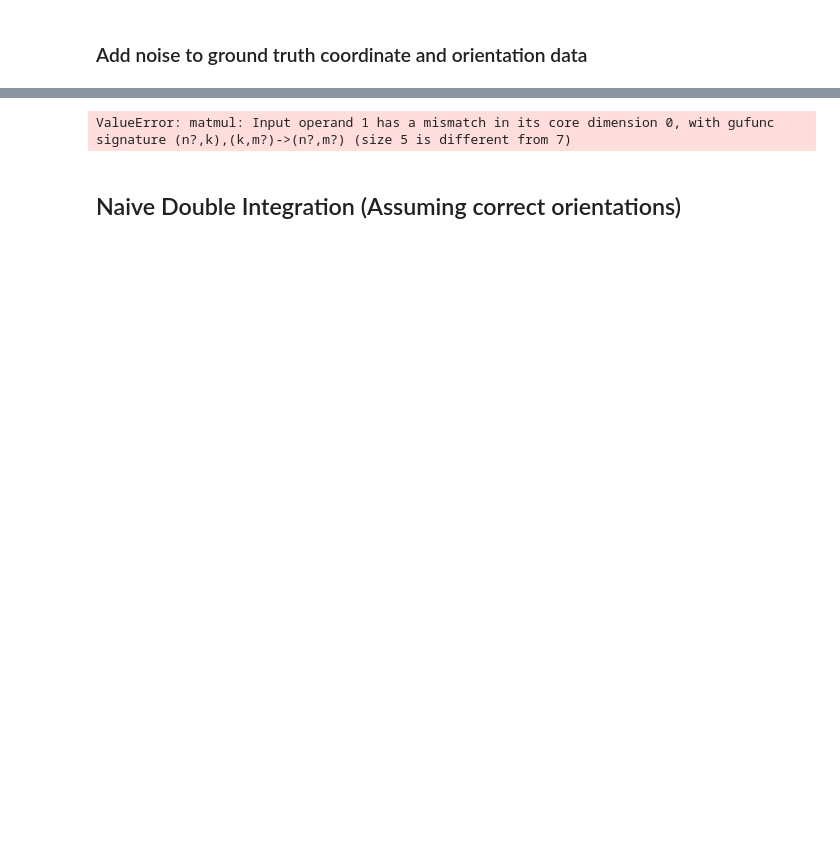
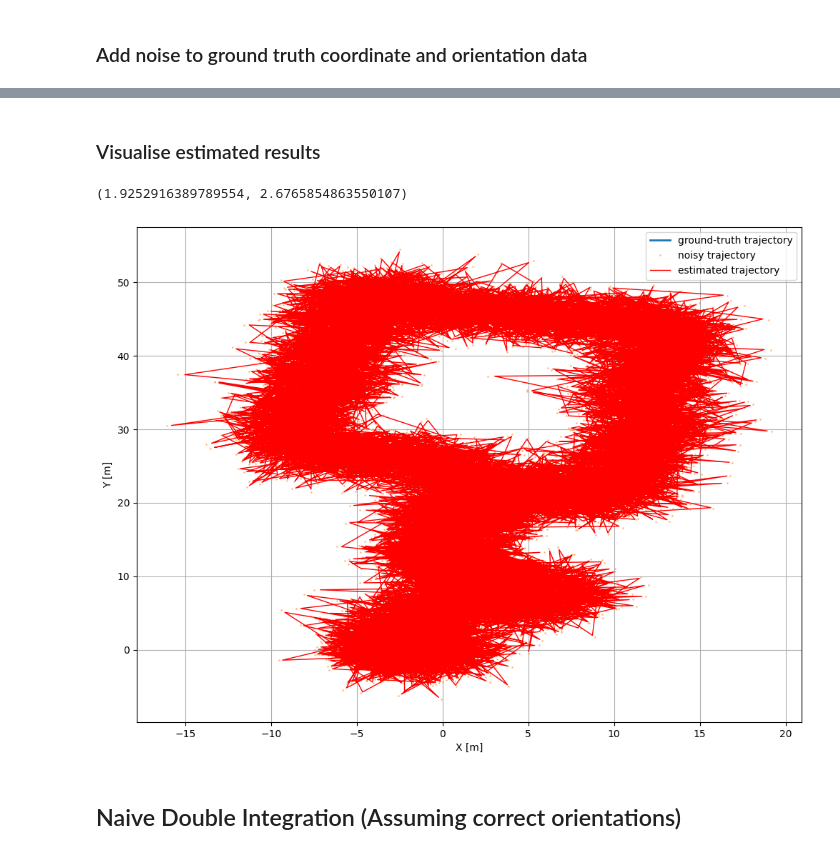
Before and after one commit to AndrewCheam/IMU_localisation, a Jupyter notebook: Oxiod/source/Baselines.ipynb, the cells around one changed output, grey strips where cells are left out. Drawn from its saved outputs; the diff is of its cells as text; code cells hidden in the pictures; blank space fills up the shorter version.

```diff
--- a/Oxiod/source/Baselines.ipynb
+++ b/Oxiod/source/Baselines.ipynb
@@ -250,18 +371,3 @@ P = np.array([
-# %%
-Q = np.array([
-    [gt_noise_std ** 2, 0, 0, 0, 0],
-    [0, gt_noise_std ** 2, 0, 0, 0],
-    [0, 0, ori_noise_std ** 2, 0, 0],
-    [0, 0, 0,ori_noise_std ** 2 , 0],
-    [0, 0, 0, 0, ori_noise_std ** 2]
-])
-# %%
-# State transition noise covariance will depend on how noisy is my acceleration and gyroscope data. For now lets assume a normal std of 0.01
-
-std_dev = 0.01
-
-# Create a diagonal matrix with the square of the standard deviation as the diagonal elements
-R = np.eye(7) * (std_dev ** 2)
 # %%
 # Initialize Kalman filter
 kf = ExtendedKalmanFilter(x, P)
@@ -300,7 +406,7 @@ for t_idx in range(1, N):
     # we can directly use them in the propagation step
 
     # Propagate!
-    kf.propagate(u, dt, R)
+    kf.propagate(u, dt, Q)
 
     # Get measurement `z = [position_x, position_y, roll, pitch, yaw]`
     z = np.array([
@@ -312,7 +418,7 @@ for t_idx in range(1, N):
     ])
 
     # Update!
-    kf.update(z, Q)
+    kf.update(z, R)
 
     # Save estimated state to analyze later
     mu_x.append(kf.x[0])
@@ -341,8 +447,33 @@ var_y = np.array(var_y)
 var_roll = np.array(var_roll)
 var_pitch = np.array(var_pitch)
 var_yaw = np.array(var_yaw)
-# %% [output]
-ValueError: matmul: Input operand 1 has a mismatch in its core dimension 0, with gufunc signature (n?,k),(k,m?)->(n?,m?) (size 5 is different from 7)
+# %% [markdown]
+### Visualise estimated results
+# %%
+fig, ax = plt.subplots(1, 1, figsize=(12, 9))
+
+xs, ys = gt_trajectory_xy[:, 0], gt_trajectory_xy[:, 1]
+ax.plot(xs, ys, lw=2, label='ground-truth trajectory')
+
+xs, ys = obs_trajectory_xy[:, 0], obs_trajectory_xy[:, 1]
+ax.plot(xs, ys, lw=0, marker='.', markersize=2, alpha=0.4, label='noisy trajectory')
+
+ax.plot(mu_x, mu_y, lw=1, label='estimated trajectory', color='r')
+
+ax.set_xlabel('X [m]')
+ax.set_ylabel('Y [m]')
+ax.legend()
+ax.grid()
+
+pos_pred = np.zeros((N,2))
+pos_pred[:,0] = mu_x
+pos_pred[:,1] = mu_y
+
+
+compute_ate_rte(pos_pred, gt_trajectory_xy, 1)
+# %% [output]
+(1.9252916389789554, 2.6765854863550107)
+[figure, added]
 # %% [markdown]
 ## Naive Double Integration (Assuming correct orientations)
 # %%
```
Also changed, not shown: parts of 15 cells of this notebook, 1 other file.
